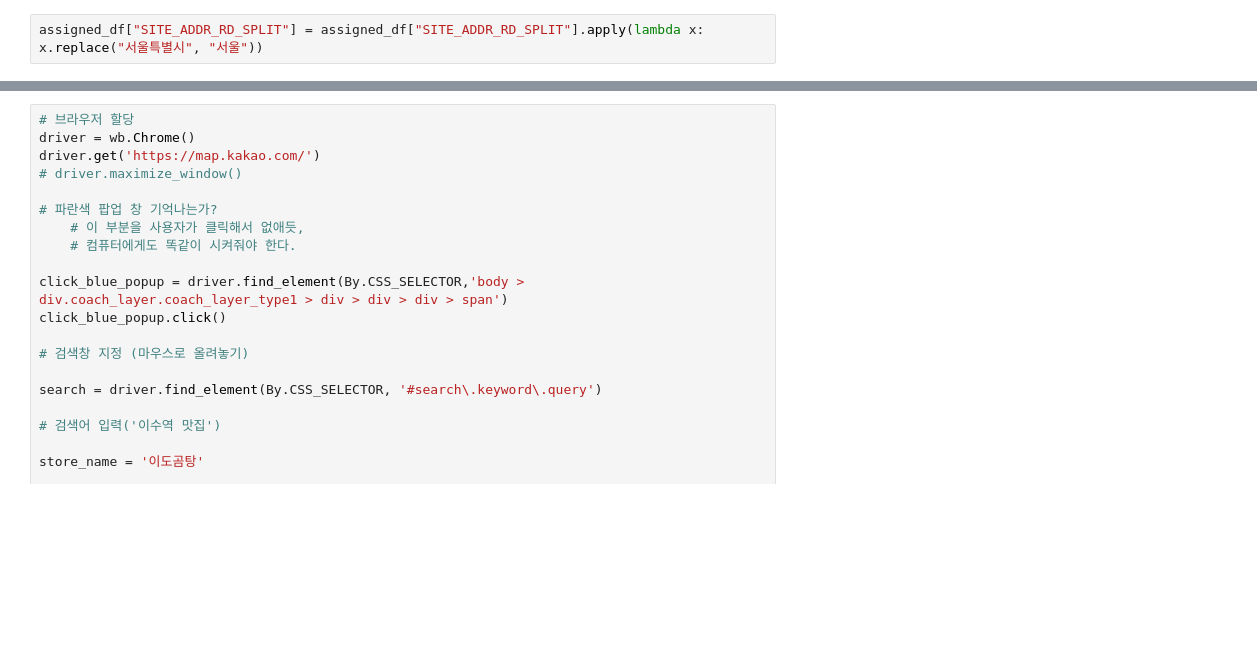
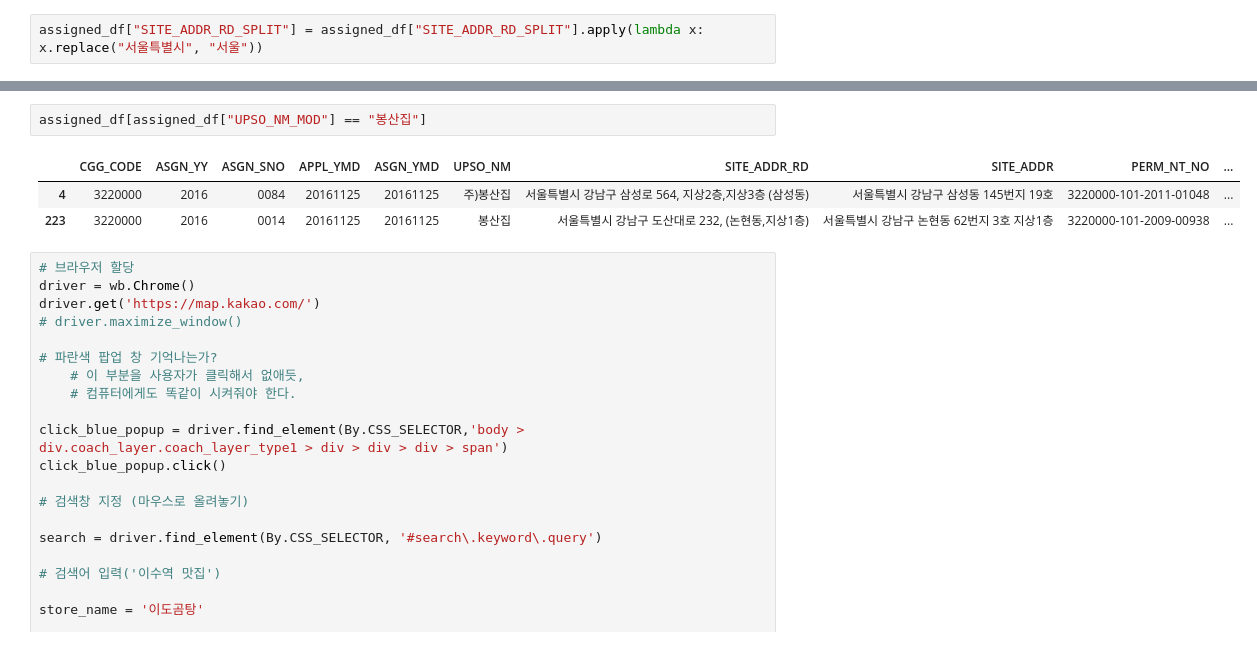
Before and after one commit to benidjor/model-restaurant-in-gangnam, a Jupyter notebook: kakaomap_crawling_pracice.ipynb, the cells around one changed output, grey strips where cells are left out. Drawn from its saved outputs; the diff is of its cells as text; blank space fills up the shorter version.

```diff
--- a/kakaomap_crawling_pracice.ipynb
+++ b/kakaomap_crawling_pracice.ipynb
@@ -1094,3 +1117,9 @@ assigned_df.head()
+# %%
+assigned_df[assigned_df["UPSO_NM_MOD"] == "봉산집"]
+# %% [output]
+|  | CGG_CODE | ASGN_YY | ASGN_SNO | APPL_YMD | ASGN_YMD | UPSO_NM | SITE_ADDR_RD | SITE_ADDR | PERM_NT_NO | ... |
+| 4 | 3220000 | 2016 | 0084 | 20161125 | 20161125 | 주)봉산집 | 서울특별시 강남구 삼성로 564, 지상2층,지상3층 (삼성동) | 서울특별시 강남구 삼성동 145번지 19호 | 3220000-101-2011-01048 | ... |
+| 223 | 3220000 | 2016 | 0014 | 20161125 | 20161125 | 봉산집 | 서울특별시 강남구 도산대로 232, (논현동,지상1층) | 서울특별시 강남구 논현동 62번지 3호 지상1층 | 3220000-101-2009-00938 | ... |
 # %%
 # 브라우저 할당
 driver = wb.Chrome()
```
Also changed, not shown: parts of 20 cells of this notebook.
